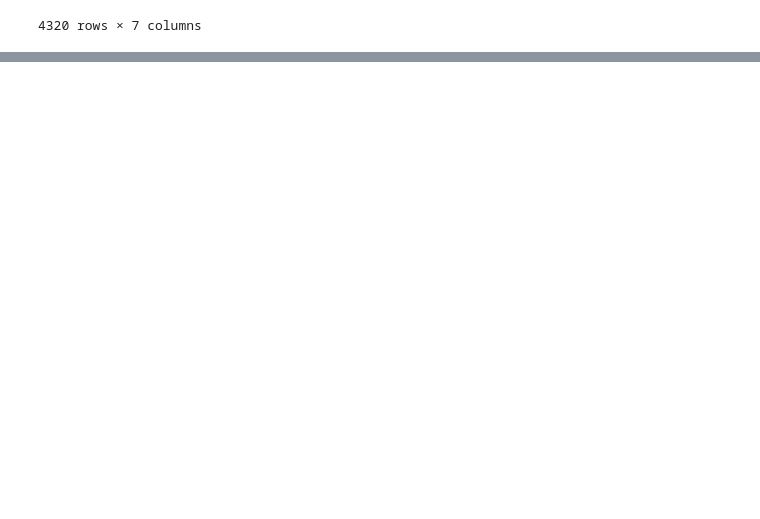
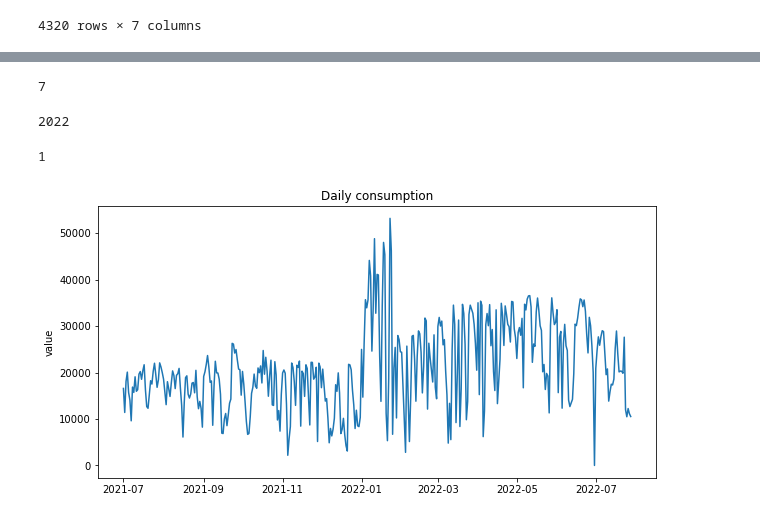
Before and after one commit to cdfurr/Solar-Power, a Jupyter notebook: Notebooks/Untitled.ipynb, the cells around one changed output, grey strips where cells are left out. Saved outputs shown, nothing was run; the diff lists cells and outputs as text; code cells hidden in the pictures; blank space fills up the shorter version.

```diff
--- a/Notebooks/Untitled.ipynb
+++ b/Notebooks/Untitled.ipynb
@@ -130,0 +202,3 @@ pd.concat(frames)
+# %%
+df['period'] = pd.to_datetime(df['period'])
+# used the pandas to_datetime funtion switch the Dtype of the period column
@@ -130,0 +222,3 @@ pd.concat(frames)
+# %%
+df = df.set_index('period')
+df.head()
@@ -130,0 +244,25 @@ pd.concat(frames)
+# %%
+df.index[0].month
+# %% [output]
+7
+# %%
+df.index[0].year
+# %% [output]
+2022
+# %%
+df.index[0].day
+# %% [output]
+1
+# %%
+df = df.sort_index()
+# sorting the data by date using sort_index
+# %%
+df_resampled = df.resample('D').sum()
+# %%
+# Plot our new df_resampled
+fig, ax = plt.subplots(figsize=(10, 5))
+ax.plot(df_resampled)
+ax.set_title('Daily consumption')
+ax.set_ylabel('value');
+# %% [output]
+[figure, added]
```
Also changed, not shown: parts of 28 cells of this notebook.
